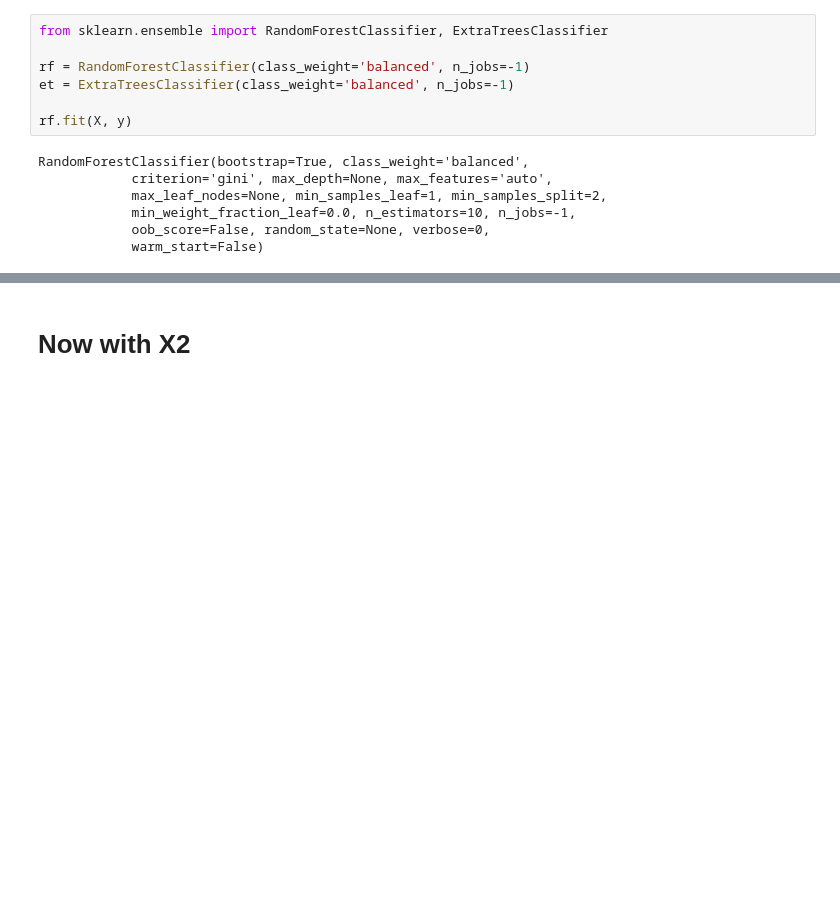
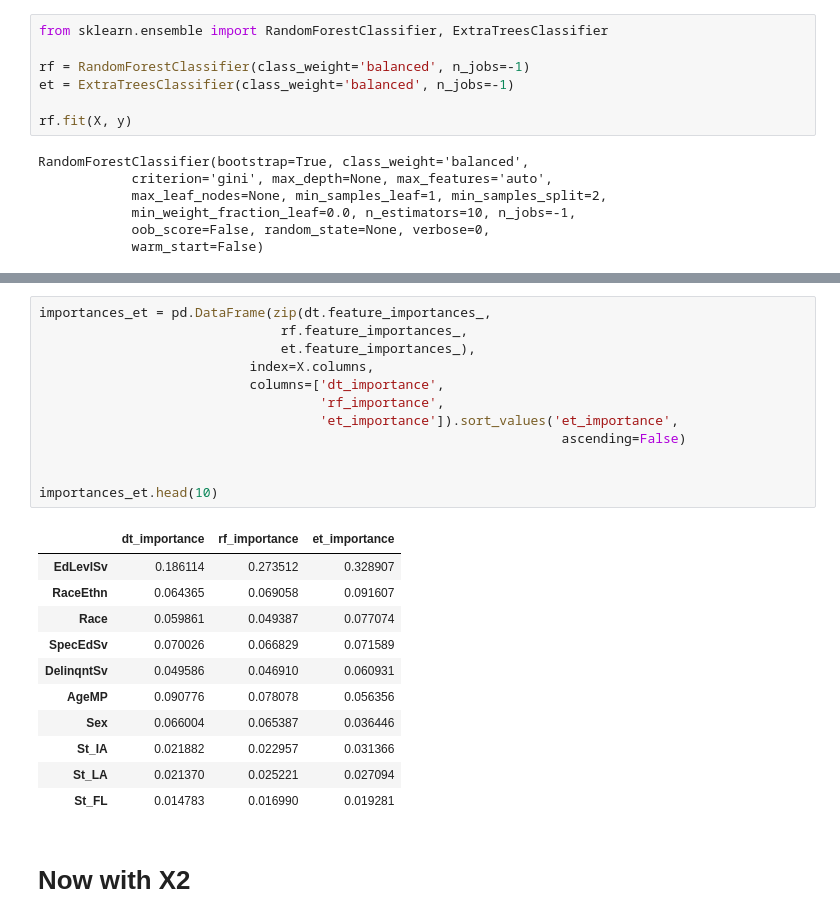
Before and after one commit to kgracia44/DSI-projects, a Jupyter notebook: Projects_Weekly/Capstone_Project/capstone_part3/Demo_PCA_FI.ipynb, the cells around one changed output, grey strips where cells are left out. Drawn from its saved outputs; the diff is of its cells as text; blank space fills up the shorter version.

```diff
--- a/Projects_Weekly/Capstone_Project/capstone_part3/Demo_PCA_FI.ipynb
+++ b/Projects_Weekly/Capstone_Project/capstone_part3/Demo_PCA_FI.ipynb
@@ -611,3 +635,27 @@ importances.head(10)
+# %%
+importances_et = pd.DataFrame(zip(dt.feature_importances_,
+                               rf.feature_importances_,
+                               et.feature_importances_),
+                           index=X.columns,
+                           columns=['dt_importance',
+                                    'rf_importance',
+                                    'et_importance']).sort_values('et_importance',
+                                                                   ascending=False)
+
+
+importances_et.head(10)
+# %% [output]
+|  | dt_importance | rf_importance | et_importance |
+| EdLevlSv | 0.186114 | 0.273512 | 0.328907 |
+| RaceEthn | 0.064365 | 0.069058 | 0.091607 |
+| Race | 0.059861 | 0.049387 | 0.077074 |
+| SpecEdSv | 0.070026 | 0.066829 | 0.071589 |
+| DelinqntSv | 0.049586 | 0.046910 | 0.060931 |
+| AgeMP | 0.090776 | 0.078078 | 0.056356 |
+| Sex | 0.066004 | 0.065387 | 0.036446 |
+| St_IA | 0.021882 | 0.022957 | 0.031366 |
+| St_LA | 0.021370 | 0.025221 | 0.027094 |
+| St_FL | 0.014783 | 0.016990 | 0.019281 |
 # %% [markdown]
 # Now with X2
 # %%
```
Also changed, not shown: parts of 8 cells of this notebook.
